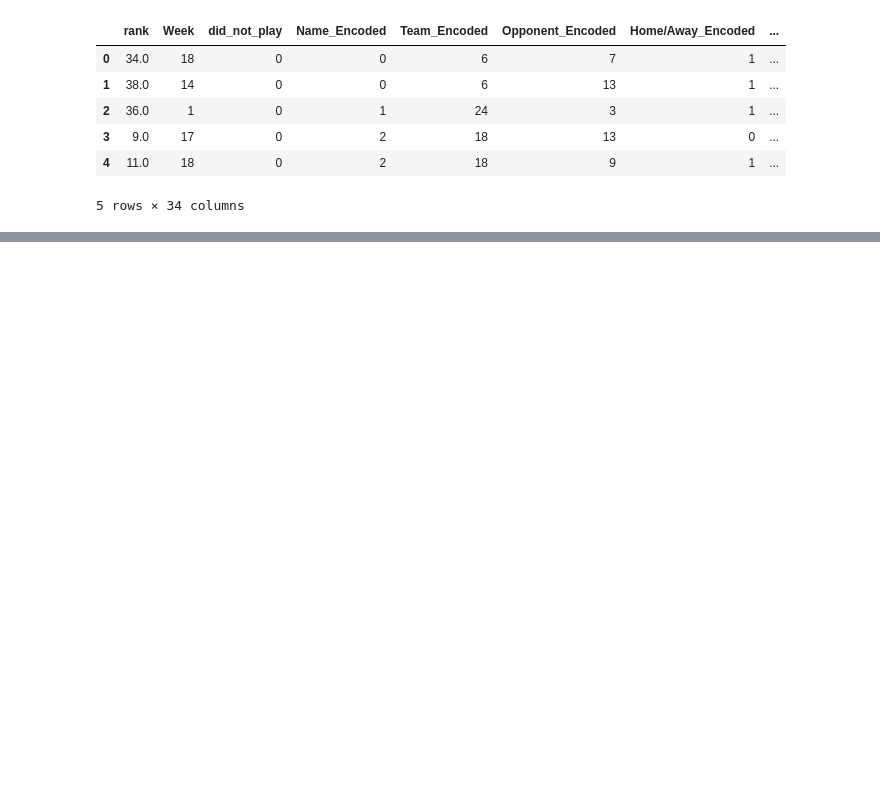
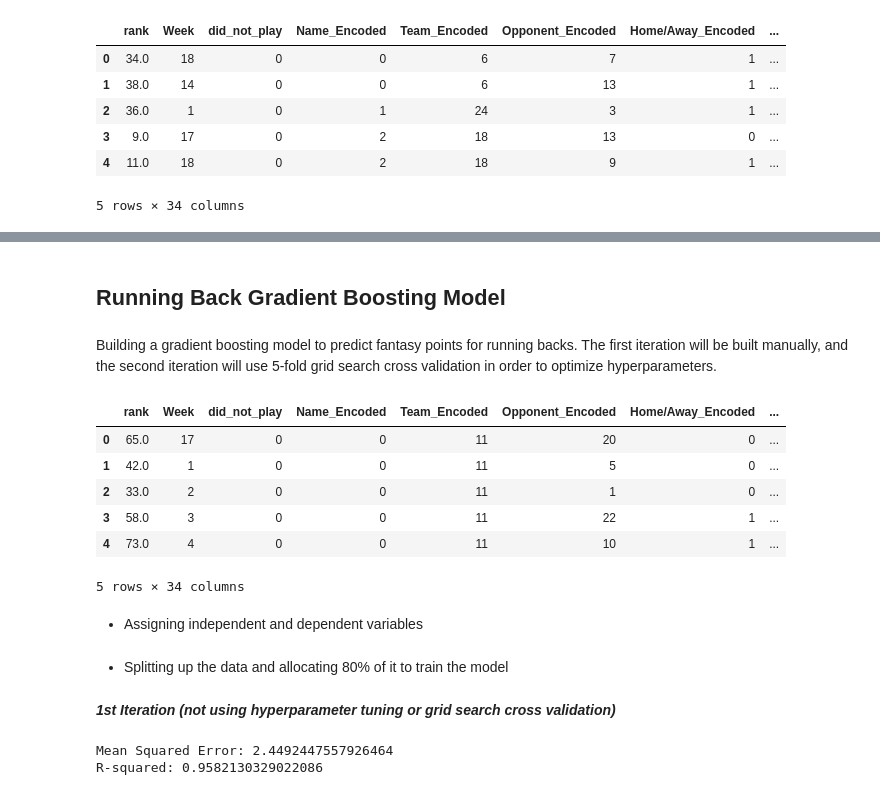
Before and after one commit to mychalortiz319/Fantasy-Forecasting, a Jupyter notebook: notebooks/FF_AdvancedModeling.ipynb, the cells around one changed output, grey strips where cells are left out. Cells and saved outputs as stored; diff of their text form; code cells hidden in the pictures; blank space fills up the shorter version.

```diff
--- a/notebooks/FF_AdvancedModeling.ipynb
+++ b/notebooks/FF_AdvancedModeling.ipynb
@@ -135,0 +227,22 @@ Xqb.head(5)
+# %% [markdown]
+**Running Back Gradient Boosting Model**
+-
+# %% [markdown]
+Building a gradient boosting model to predict fantasy points for running backs. The first iteration will be built manually, and the second iteration will use 5-fold grid search cross validation in order to optimize hyperparameters.
+# %%
+Xrb = rbsM.select_dtypes(include = 'number').drop(columns=['TOTAL', 'Unnamed: 0'])
+
+yrb = rbsM['TOTAL']
+#assigning X and y
+
+Xrb.head(5)
+# %% [output]
+|  | rank | Week | did_not_play | Name_Encoded | Team_Encoded | Opponent_Encoded | Home/Away_Encoded | ... |
+| 0 | 65.0 | 17 | 0 | 0 | 11 | 20 | 0 | ... |
+| 1 | 42.0 | 1 | 0 | 0 | 11 | 5 | 0 | ... |
+| 2 | 33.0 | 2 | 0 | 0 | 11 | 1 | 0 | ... |
+| 3 | 58.0 | 3 | 0 | 0 | 11 | 22 | 1 | ... |
+| 4 | 73.0 | 4 | 0 | 0 | 11 | 10 | 1 | ... |
+5 rows × 34 columns
+# %% [markdown]
+- Assigning independent and dependent variables
@@ -135,0 +251,22 @@ Xqb.head(5)
+# %% [markdown]
+- Splitting up the data and allocating 80% of it to train the model
+# %% [markdown]
+***1st Iteration (not using hyperparameter tuning or grid search cross validation)***
+# %%
+model = GradientBoostingRegressor(n_estimators=100, learning_rate=0.1, max_depth=3, random_state=42)
+#initializing the gradient boosting regressor
+
+model.fit(X_trainRB, y_trainRB)
+#fitting the model to the training data
+
+y_predRB = model.predict(X_testRB)
+#getting prediction on the test set
+
+mse = mean_squared_error(y_testRB, y_predRB)
+r2 = r2_score(y_testRB, y_predRB)
+print(f"Mean Squared Error: {mse}")
+print(f"R-squared: {r2}")
+#getting prediction metrics on the test set
+# %% [output]
+Mean Squared Error: 2.4492447557926464
+R-squared: 0.9582130329022086
```
Also changed, not shown: parts of 80 cells of this notebook, 8 other files.
